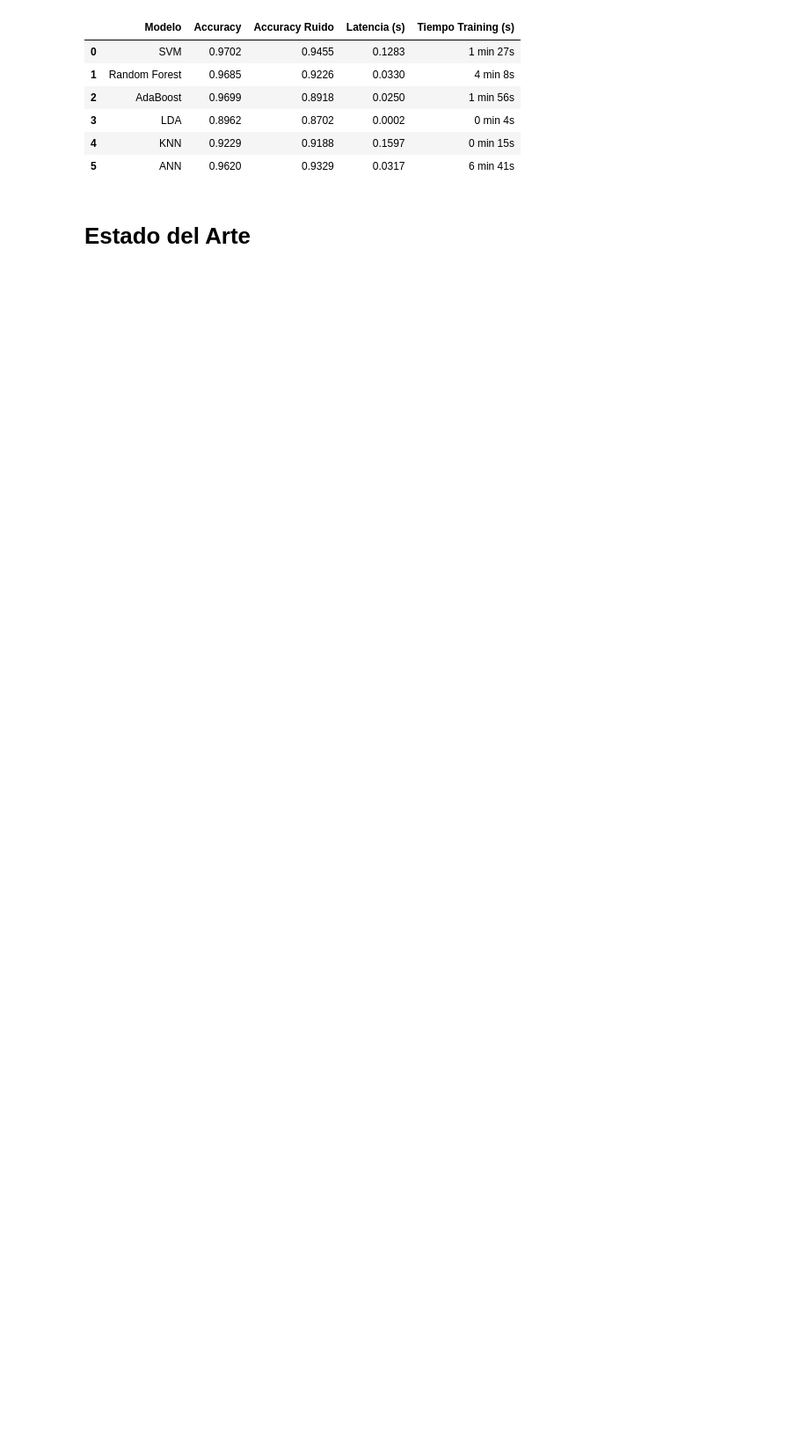
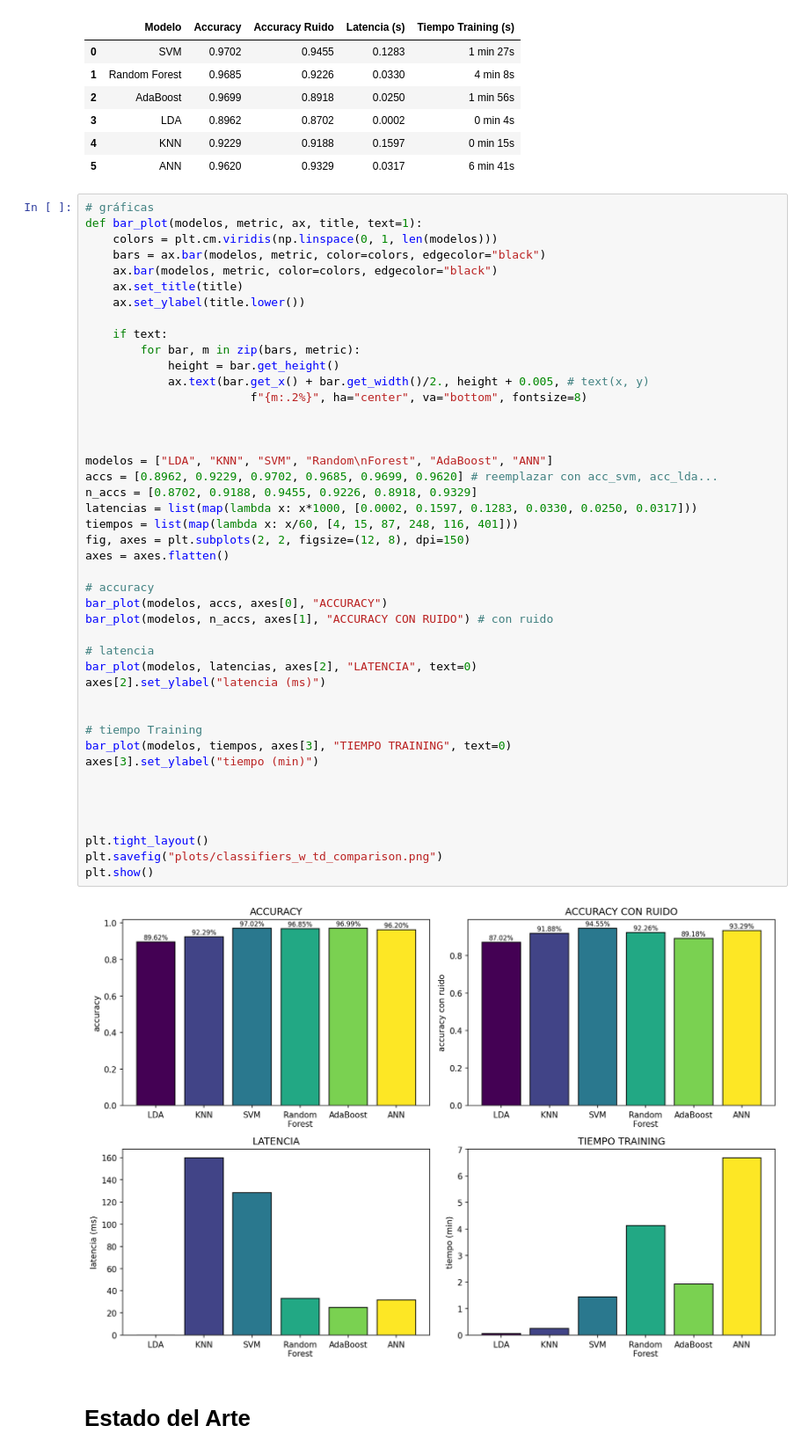
Before and after one commit to jfpm10-ua/Proyecto-AA-EMG_sensors, a Jupyter notebook: classifiers_tdf.ipynb, the cells around one changed output. Shown at 88% size. Drawn from its saved outputs; the diff is of its cells as text; blank space fills up the shorter version.

Commit message:
Plots

```diff
--- a/classifiers_tdf.ipynb
+++ b/classifiers_tdf.ipynb
@@ -332,5 +333,51 @@ pd.DataFrame({
 | 3 | LDA | 0.8962 | 0.8702 | 0.0002 | 0 min 4s |
 | 4 | KNN | 0.9229 | 0.9188 | 0.1597 | 0 min 15s |
 | 5 | ANN | 0.9620 | 0.9329 | 0.0317 | 6 min 41s |
+# %%
+# gráficas
+def bar_plot(modelos, metric, ax, title, text=1):
+    colors = plt.cm.viridis(np.linspace(0, 1, len(modelos)))
+    bars = ax.bar(modelos, metric, color=colors, edgecolor="black")
+    ax.bar(modelos, metric, color=colors, edgecolor="black")
+    ax.set_title(title)
+    ax.set_ylabel(title.lower())
+
+    if text:
+        for bar, m in zip(bars, metric):
+            height = bar.get_height()
+            ax.text(bar.get_x() + bar.get_width()/2., height + 0.005, # text(x, y)
+                        f"{m:.2%}", ha="center", va="bottom", fontsize=8)
+
+
+
+modelos = ["LDA", "KNN", "SVM", "Random\nForest", "AdaBoost", "ANN"]
+accs = [0.8962, 0.9229, 0.9702, 0.9685, 0.9699, 0.9620] # reemplazar con acc_svm, acc_lda...
+n_accs = [0.8702, 0.9188, 0.9455, 0.9226, 0.8918, 0.9329]
+latencias = list(map(lambda x: x*1000, [0.0002, 0.1597, 0.1283, 0.0330, 0.0250, 0.0317]))
+tiempos = list(map(lambda x: x/60, [4, 15, 87, 248, 116, 401]))
+fig, axes = plt.subplots(2, 2, figsize=(12, 8), dpi=150)
+axes = axes.flatten()
+
+# accuracy
+bar_plot(modelos, accs, axes[0], "ACCURACY")
+bar_plot(modelos, n_accs, axes[1], "ACCURACY CON RUIDO") # con ruido
+
+# latencia
+bar_plot(modelos, latencias, axes[2], "LATENCIA", text=0)
+axes[2].set_ylabel("latencia (ms)")
+
+
+# tiempo Training
+bar_plot(modelos, tiempos, axes[3], "TIEMPO TRAINING", text=0)
+axes[3].set_ylabel("tiempo (min)")
+
+
+
+
+plt.tight_layout()
+plt.savefig("plots/classifiers_w_td_comparison.png")
+plt.show()
+# %% [output]
+[figure, added]
 # %% [markdown]
 # Estado del Arte
```
Also changed, not shown: parts of 1 cell of this notebook.
